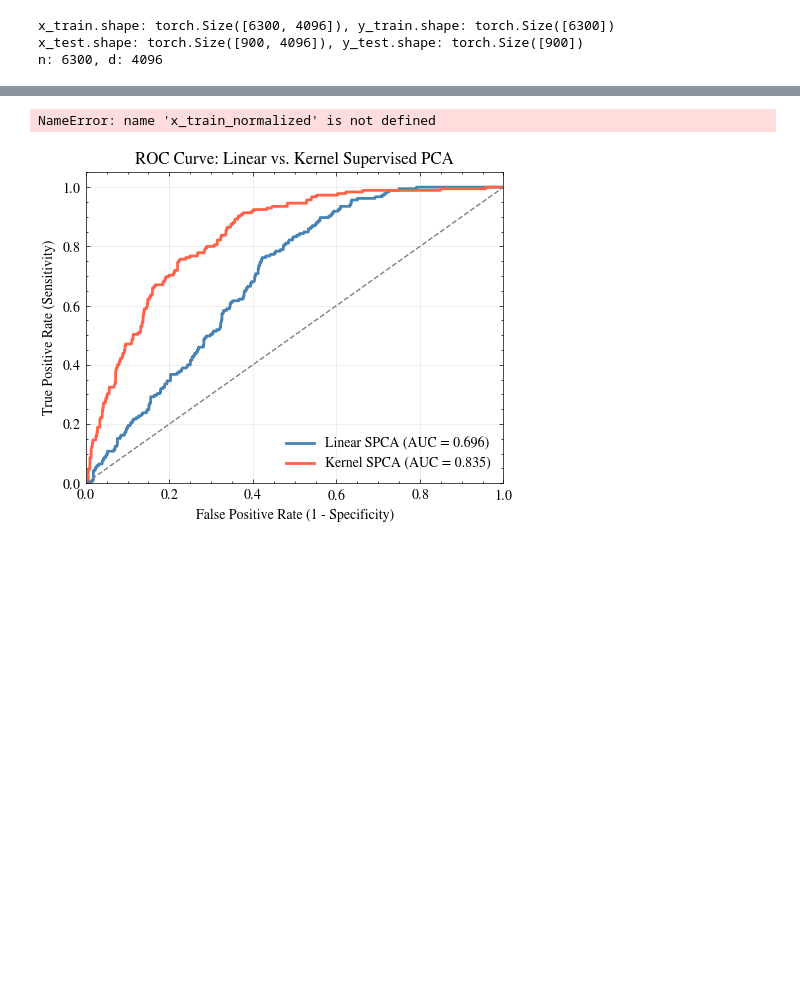
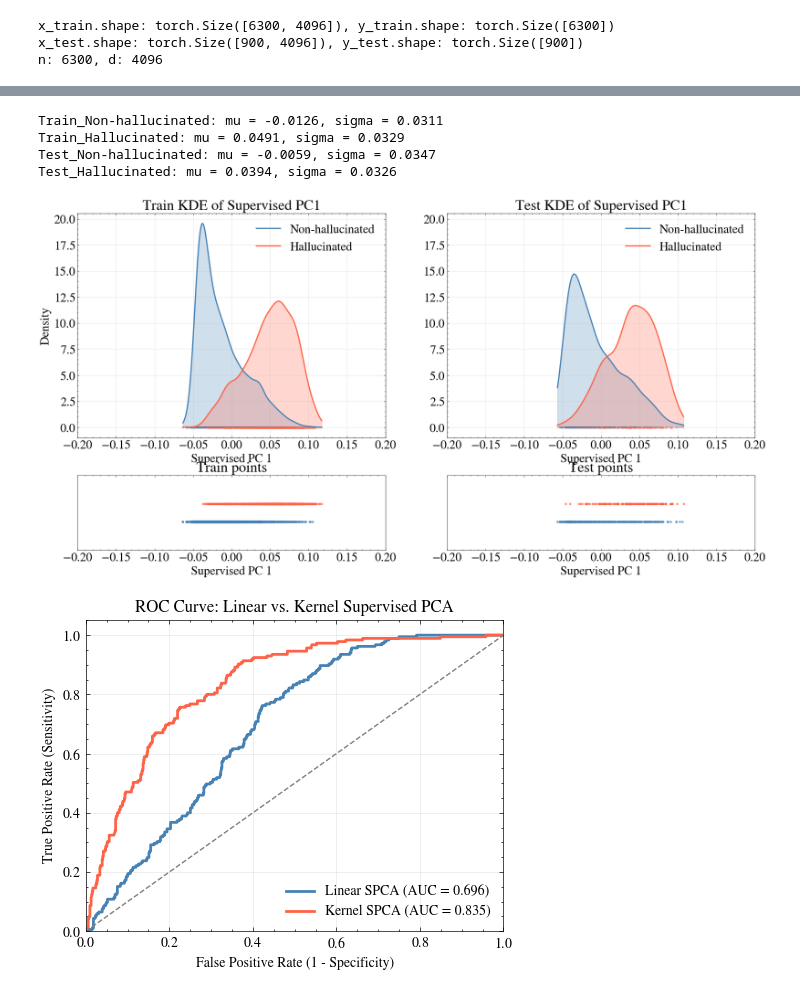
Before and after one commit to afsharim/learn-to-steer, a Jupyter notebook: src/examples/milad/extract_model_responses_train_llava_x_prompt.ipynb, the cells around one changed output, grey strips where cells are left out. Saved outputs shown, nothing was run; the diff lists cells and outputs as text; code cells hidden in the pictures; blank space fills up the shorter version.

```diff
--- a/src/examples/milad/extract_model_responses_train_llava_x_prompt.ipynb
+++ b/src/examples/milad/extract_model_responses_train_llava_x_prompt.ipynb
@@ -348,8 +354,8 @@ y_train_k_np = y_label.detach().cpu().numpy().ravel()
 y_test_k_np  = y_label_t.detach().cpu().numpy().ravel()
 
 
-xs_train_k = np.linspace(z_train_k_np.min() , z_train_k_np.max() , 500)
-xs_test_k  = np.linspace(z_test_k_np.min() , z_test_k_np.max() , 500)
+xs_train_k = np.linspace(z_train_k_np.min() , z_train_k_np.max() ,5000)
+xs_test_k  = np.linspace(z_test_k_np.min() , z_test_k_np.max() , 5000)
 
 # build a 2x2 grid: top row = KDEs, bottom row = corresponding scatter strips
 fig = plt.figure(figsize=(20, 10))
@@ -387,36 +393,43 @@ for ax, zs, ys, xs, title in [
     ax.grid(True, alpha=0.4)
     if ax is ax_kde_train:
         ax.set_ylabel("Density")
     ax.legend()
 
 
 # Bottom row: horizontal scatter strips (one small row per train/test)
 for ax, zs, ys, title in [
-    (ax_scatter_train, z_train_k_np, y_train_k_np, "Train points"),
+    (ax_scatter_train, z_train_k_np, y_train_k_np,"Train points"),
     (ax_scatter_test,  z_test_k_np,  y_test_k_np,  "Test points")
 ]:
     for cls, color, yval in [(+1, "tomato", 0.12), (-1, "steelblue", -0.12)]:
         mask = ys == cls
         if mask.sum() == 0:
             continue
         y_vals = np.full(mask.sum(), yval)
         ax.scatter(zs[mask], y_vals, color=color, alpha=0.6, s=8)
 
     ax.set_yticks([])
     ax.set_title(title)
     ax.set_xlabel("Supervised PC 1")
     # keep a small vertical margin so points are visible
     ax.set_ylim(-0.5, 0.5)
     # align x-limits with the corresponding KDE x-range
-    ax.set_xlim(min(xs_train_k.min(), xs_test_k.min()), max(xs_train_k.max(), xs_test_k.max()))
+    if title == "Train points":
+        ax.set_xlim(xs_train_k.min(), xs_train_k.max())
+    else:
+        ax.set_xlim(xs_test_k.min(), xs_test_k.max())
     ax.set_xlim(-0.2, 0.2)
 
 
 
 plt.tight_layout()
 plt.show()
 # %% [output]
-NameError: name 'x_train_normalized' is not defined
+Train_Non-hallucinated: mu = -0.0126, sigma = 0.0311
+Train_Hallucinated: mu = 0.0491, sigma = 0.0329
+Test_Non-hallucinated: mu = -0.0059, sigma = 0.0347
+Test_Hallucinated: mu = 0.0394, sigma = 0.0326
+[figure, added]
 # %%
 import torch
 import numpy as np
```
Also changed, not shown: parts of 7 cells of this notebook, 11 other files.
